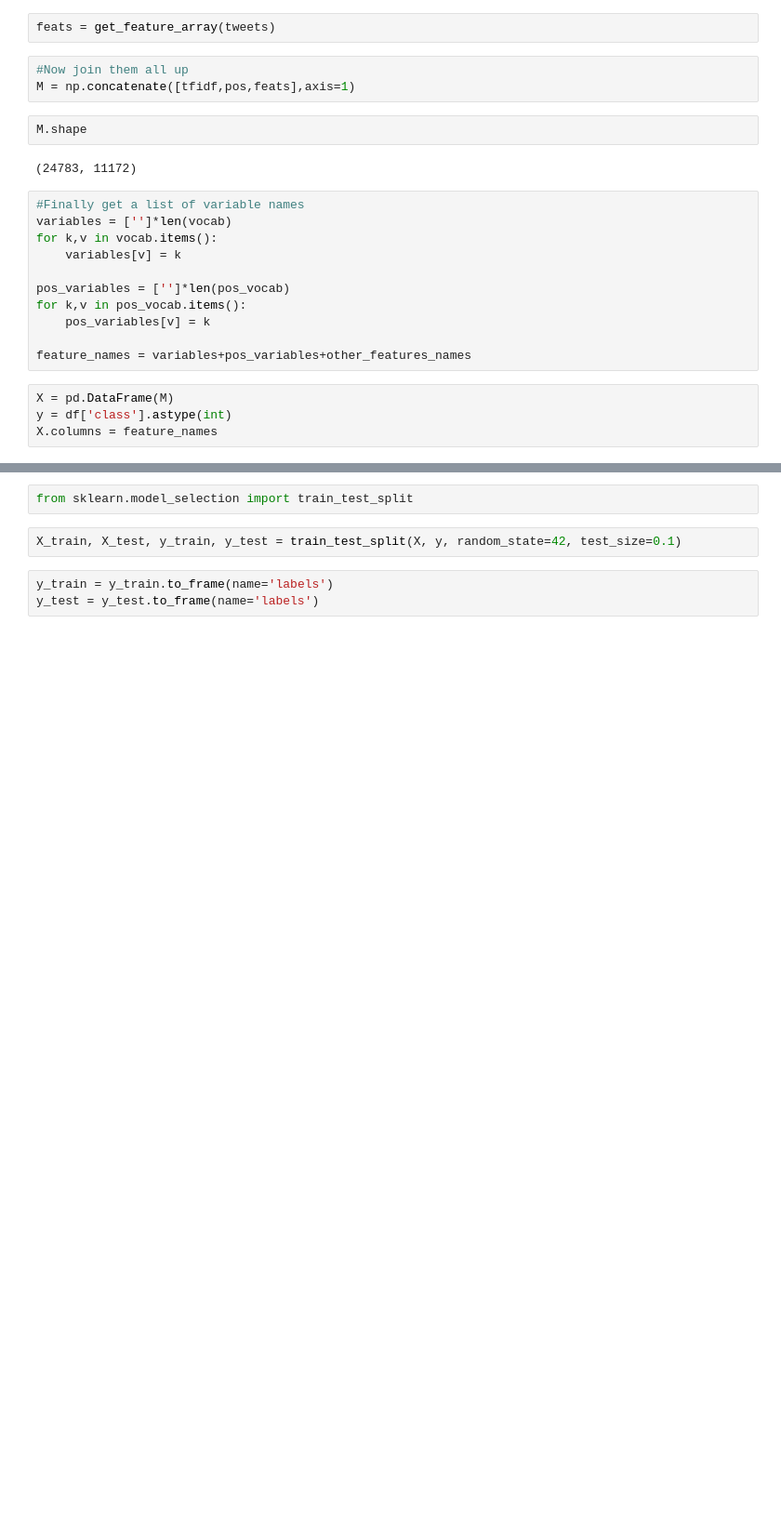
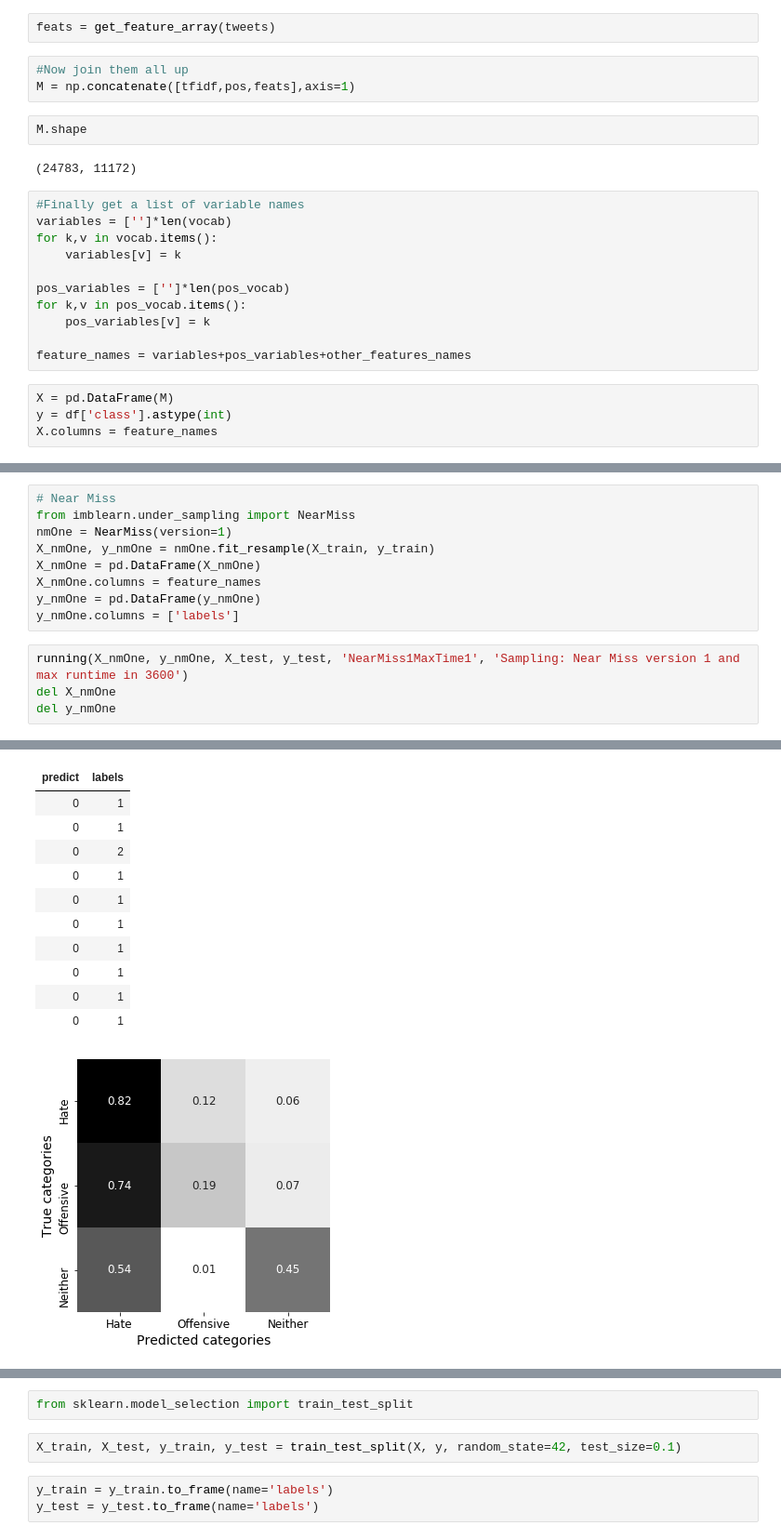
Before and after one commit to mjorgen1/DAADRISE_AbusiveLangProject, a Jupyter notebook: H2o-Work/DavidsonFeatureExtractionAndH2OAutoML.ipynb, the cells around one changed output, grey strips where cells are left out. Shown: that part at 93% size. Drawn from its saved outputs; the diff is of its cells as text; blank space fills up the shorter version.

```diff
--- a/H2o-Work/DavidsonFeatureExtractionAndH2OAutoML.ipynb
+++ b/H2o-Work/DavidsonFeatureExtractionAndH2OAutoML.ipynb
@@ -327,0 +473,14 @@ X = X_rfe
+# %%
+# Near Miss
+from imblearn.under_sampling import NearMiss
+nmOne = NearMiss(version=1)
+X_nmOne, y_nmOne = nmOne.fit_resample(X_train, y_train)
+X_nmOne = pd.DataFrame(X_nmOne)
+X_nmOne.columns = feature_names
+y_nmOne = pd.DataFrame(y_nmOne)
+y_nmOne.columns = ['labels']
+# %%
+running(X_nmOne, y_nmOne, X_test, y_test, 'NearMiss1MaxTime1', 'Sampling: Near Miss version 1 and max runtime in 3600')
+del X_nmOne
+del y_nmOne
+# %% [output]
@@ -327,0 +531,12 @@ X = X_rfe
+| predict | labels |
+| 0 | 1 |
+| 0 | 1 |
+| 0 | 2 |
+| 0 | 1 |
+| 0 | 1 |
+| 0 | 1 |
+| 0 | 1 |
+| 0 | 1 |
+| 0 | 1 |
+| 0 | 1 |
+[figure, added]
```
Also changed, not shown: parts of 33 cells of this notebook, 2 other files.
